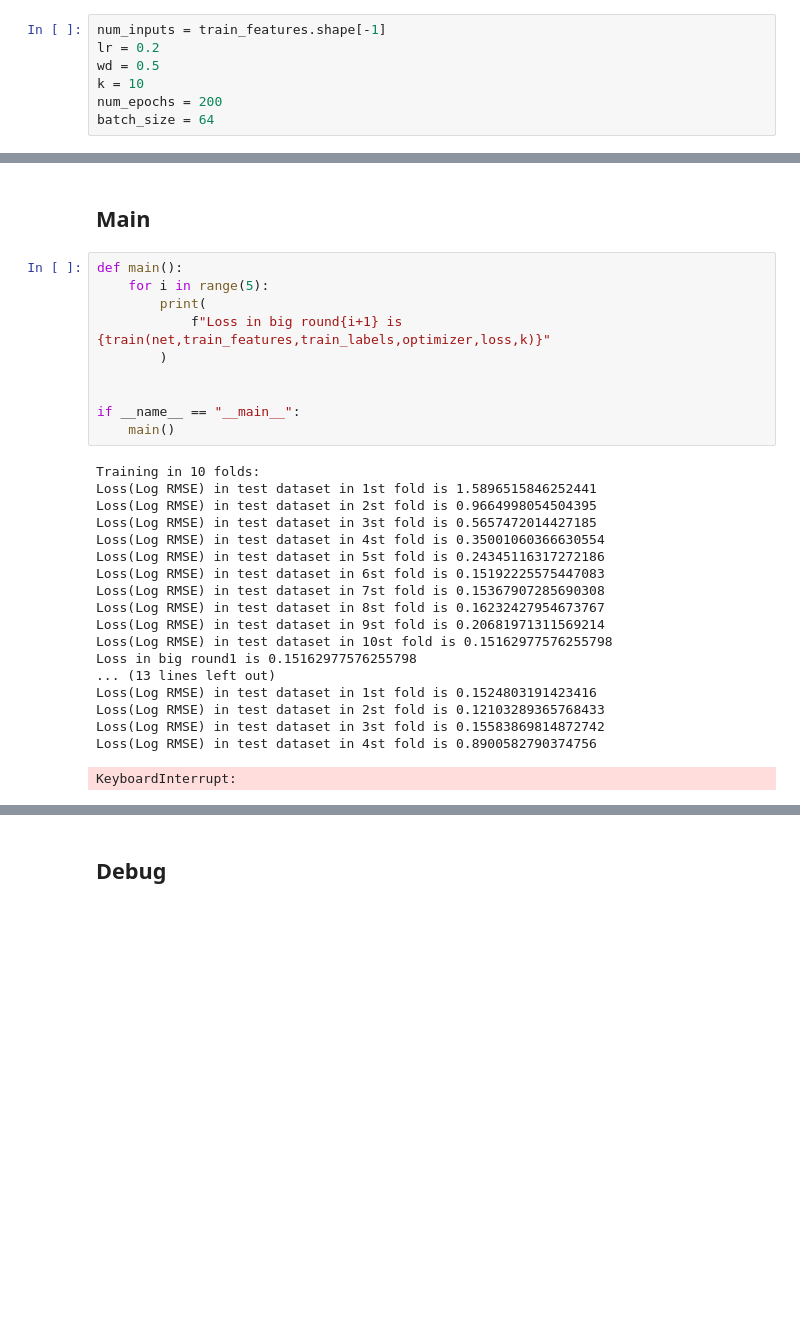
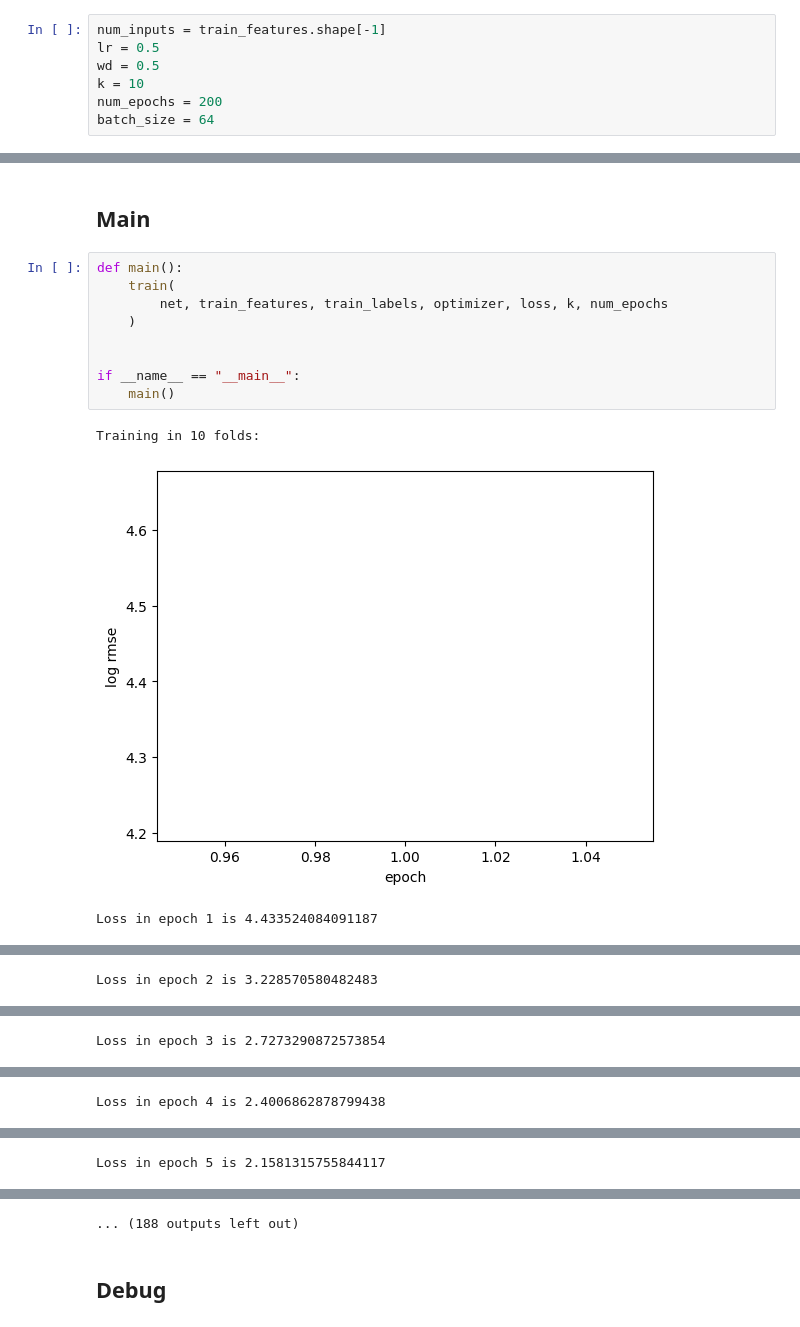
Before and after one commit to GeederX/d2l_training, a Jupyter notebook: kaggle.ipynb, the cells around one changed output, grey strips where cells are left out. Cells and saved outputs as stored; diff of their text form; blank space fills up the shorter version.

```diff
--- a/kaggle.ipynb
+++ b/kaggle.ipynb
@@ -102,7 +100,7 @@ train_labels = torch.tensor(
 ### Hyper params ###
 # %%
 num_inputs = train_features.shape[-1]
-lr = 0.2
+lr = 0.5
 wd = 0.5
 k = 10
 num_epochs = 200
@@ -187,30 +191,14 @@ def train(net, features, labels, optimizer, loss, k):
 ## Main ##
 # %%
 def main():
-    for i in range(5):
-        print(
-            f"Loss in big round{i+1} is {train(net,train_features,train_labels,optimizer,loss,k)}"
-        )
+    train(
+        net, train_features, train_labels, optimizer, loss, k, num_epochs
+    )
 
 
 if __name__ == "__main__":
     main()
 # %% [output]
 Training in 10 folds:
-Loss(Log RMSE) in test dataset in 1st fold is 1.5896515846252441
-Loss(Log RMSE) in test dataset in 2st fold is 0.9664998054504395
-Loss(Log RMSE) in test dataset in 3st fold is 0.5657472014427185
-Loss(Log RMSE) in test dataset in 4st fold is 0.35001060366630554
-Loss(Log RMSE) in test dataset in 5st fold is 0.24345116317272186
-Loss(Log RMSE) in test dataset in 6st fold is 0.15192225575447083
-Loss(Log RMSE) in test dataset in 7st fold is 0.15367907285690308
-Loss(Log RMSE) in test dataset in 8st fold is 0.16232427954673767
-Loss(Log RMSE) in test dataset in 9st fold is 0.20681971311569214
-Loss(Log RMSE) in test dataset in 10st fold is 0.15162977576255798
-Loss in big round1 is 0.15162977576255798
-... (13 lines left out)
-Loss(Log RMSE) in test dataset in 1st fold is 0.1524803191423416
-Loss(Log RMSE) in test dataset in 2st fold is 0.12103289365768433
-Loss(Log RMSE) in test dataset in 3st fold is 0.15583869814872742
-Loss(Log RMSE) in test dataset in 4st fold is 0.8900582790374756
+[figure, added]
-KeyboardInterrupt:
+Loss in epoch 1 is 4.433524084091187
@@ -216,0 +206 @@ KeyboardInterrupt:
+Loss in epoch 2 is 3.228570580482483
@@ -216,0 +208 @@ KeyboardInterrupt:
+Loss in epoch 3 is 2.7273290872573854
@@ -216,0 +210 @@ KeyboardInterrupt:
+Loss in epoch 4 is 2.4006862878799438
@@ -216,0 +212 @@ KeyboardInterrupt:
+Loss in epoch 5 is 2.1581315755844117
@@ -217,2 +214,3 @@ KeyboardInterrupt:
+... (188 outputs left out)
 # %% [markdown]
 ## Debug ##
```
Also changed, not shown: parts of 5 cells of this notebook.
